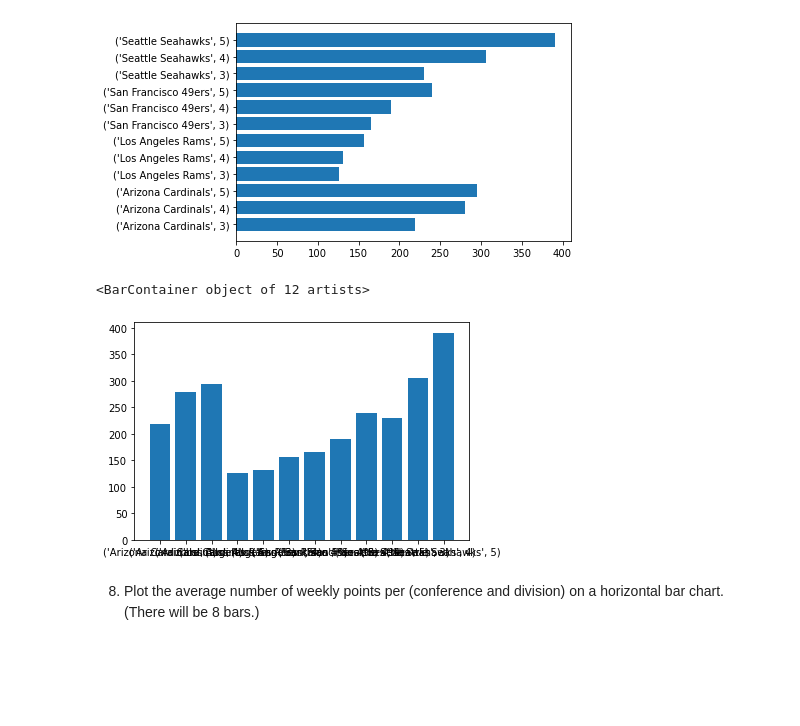
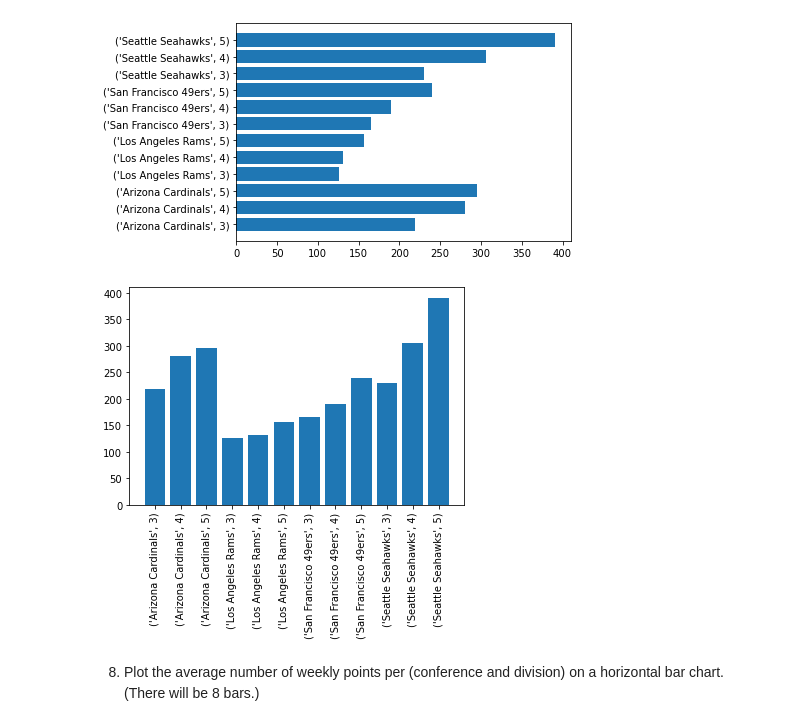
Before and after one commit to SheltonBlackwell/cis277-fa22-Lab5, a Jupyter notebook: Lab5.ipynb, the cells around one changed output. Cells and saved outputs as stored; diff of their text form; code cells hidden in the pictures; blank space fills up the shorter version.

```diff
--- a/Lab5.ipynb
+++ b/Lab5.ipynb
@@ -91,10 +96,10 @@ plt.barh(team_names, penalties.values)
 # %%
 penalties_nfc_west = all_files[all_files.team_division.str.contains("NFC West")].groupby(['team', 'week']).penalty_yards.mean()
 team_names = [str(names) for names in penalties_nfc_west.keys().values]
 plt.bar(team_names, penalties_nfc_west.values)
+plt.xticks(team_names, rotation='vertical');
 # %% [output]
-<BarContainer object of 12 artists>
-[figure, old version]
+[figure, new version]
 # %% [markdown]
 8. Plot the average number of weekly points per (conference and division) on a horizontal bar chart. (There will be 8 bars.)
 # %%
```
Also changed, not shown: parts of 2 cells of this notebook.
